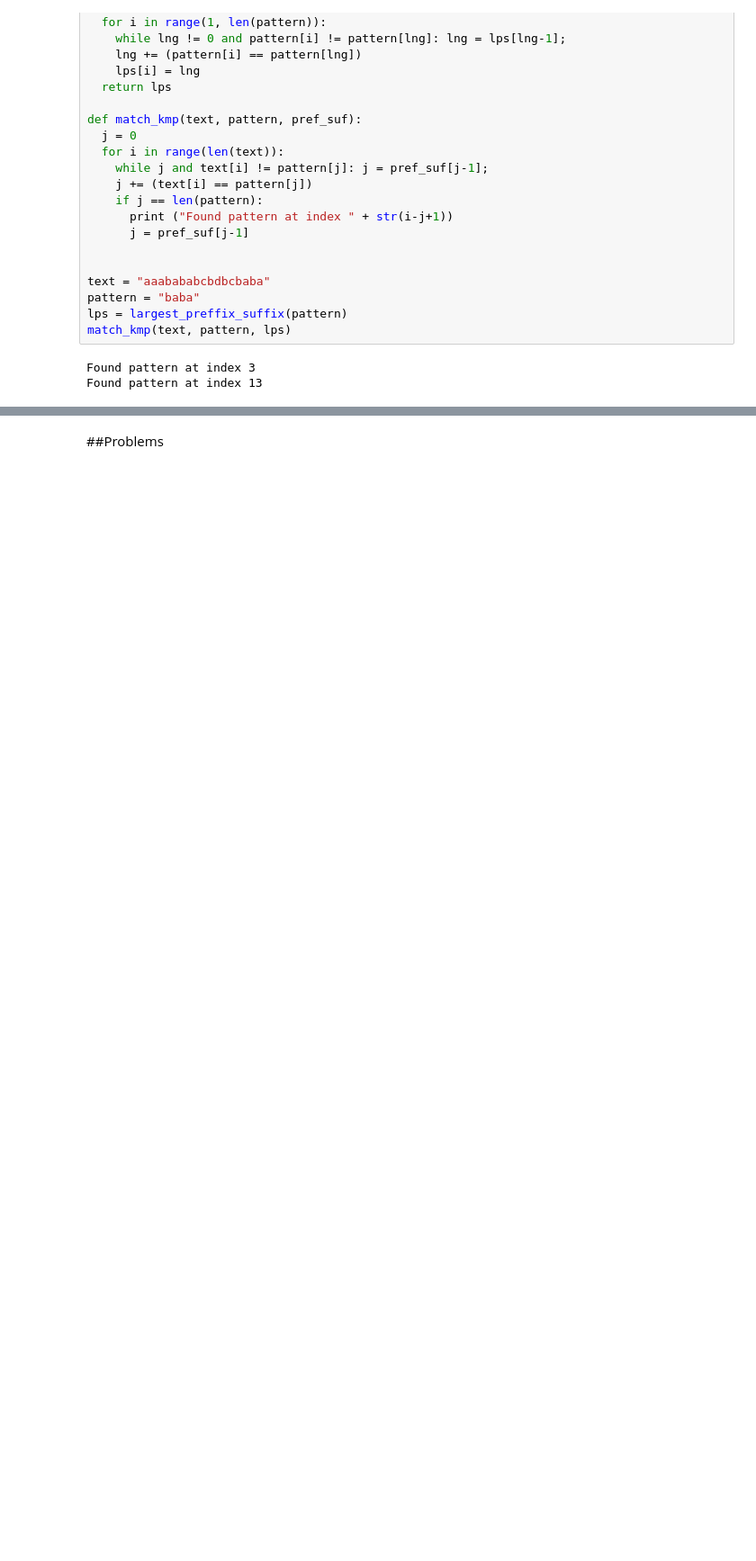
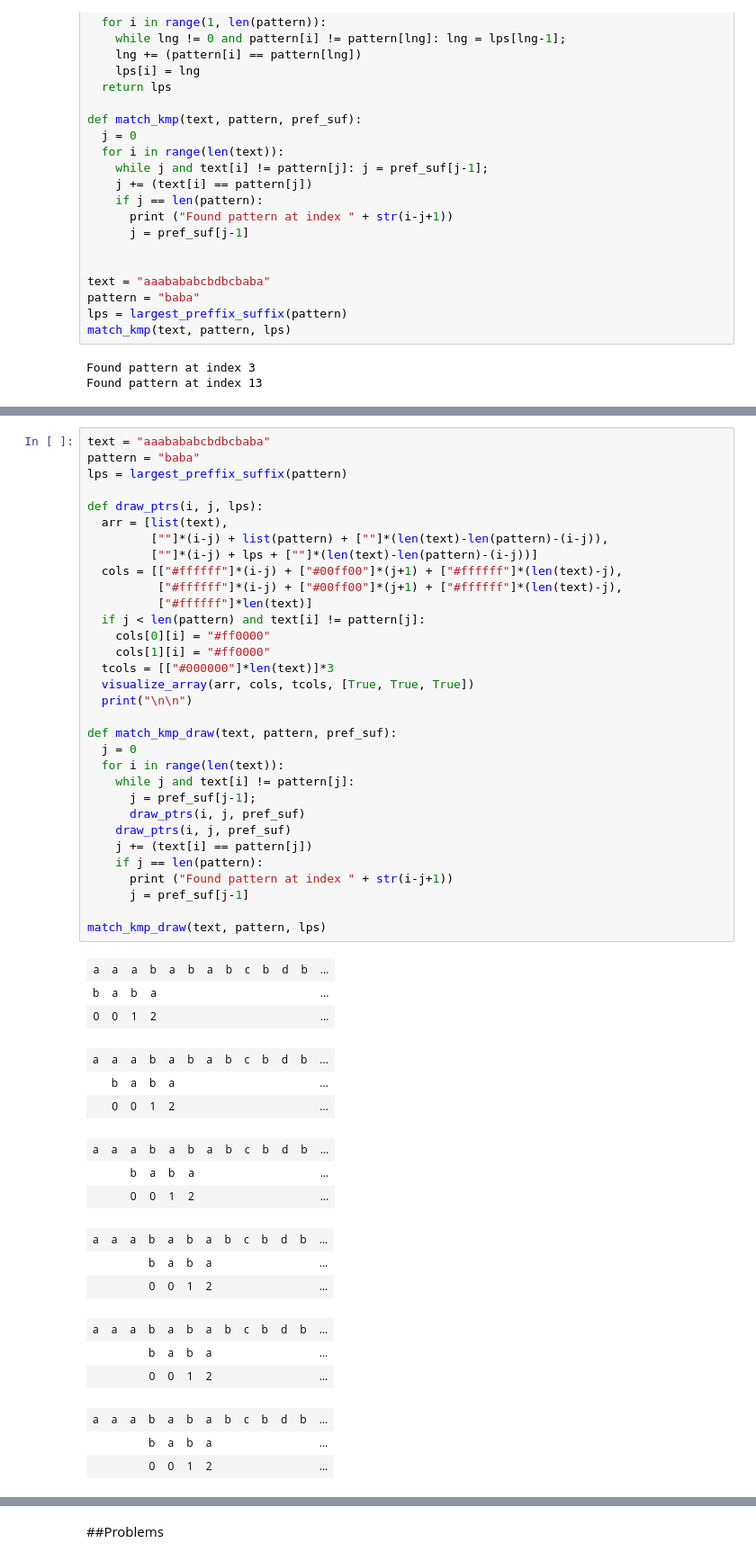
Before and after one commit to fbeilstein/algorithms, a Jupyter notebook: strings.ipynb, the cells around one changed output, grey strips where cells are left out. Shown at 90% size. Cells and saved outputs as stored; diff of their text form; blank space fills up the shorter version.

```diff
--- a/strings.ipynb
+++ b/strings.ipynb
@@ -264,0 +331,51 @@ Found pattern at index 13
+# %%
+text = "aaabababcbdbcbaba"
+pattern = "baba"
+lps = largest_preffix_suffix(pattern)
+
+def draw_ptrs(i, j, lps):
+  arr = [list(text),
+         [""]*(i-j) + list(pattern) + [""]*(len(text)-len(pattern)-(i-j)),
+         [""]*(i-j) + lps + [""]*(len(text)-len(pattern)-(i-j))]
+  cols = [["#ffffff"]*(i-j) + ["#00ff00"]*(j+1) + ["#ffffff"]*(len(text)-j),
+          ["#ffffff"]*(i-j) + ["#00ff00"]*(j+1) + ["#ffffff"]*(len(text)-j),
+          ["#ffffff"]*len(text)]
+  if j < len(pattern) and text[i] != pattern[j]:
+    cols[0][i] = "#ff0000"
+    cols[1][i] = "#ff0000"
+  tcols = [["#000000"]*len(text)]*3
+  visualize_array(arr, cols, tcols, [True, True, True])
+  print("\n\n")
+
+def match_kmp_draw(text, pattern, pref_suf):
+  j = 0
+  for i in range(len(text)):
+    while j and text[i] != pattern[j]:
+      j = pref_suf[j-1];
+      draw_ptrs(i, j, pref_suf)
+    draw_ptrs(i, j, pref_suf)
+    j += (text[i] == pattern[j])
+    if j == len(pattern):
+      print ("Found pattern at index " + str(i-j+1))
+      j = pref_suf[j-1]
+
+match_kmp_draw(text, pattern, lps)
+# %% [output]
+| a | a | a | b | a | b | a | b | c | b | d | b | ... |
+| b | a | b | a |  |  |  |  |  |  |  |  | ... |
+| 0 | 0 | 1 | 2 |  |  |  |  |  |  |  |  | ... |
+| a | a | a | b | a | b | a | b | c | b | d | b | ... |
+|  | b | a | b | a |  |  |  |  |  |  |  | ... |
+|  | 0 | 0 | 1 | 2 |  |  |  |  |  |  |  | ... |
+| a | a | a | b | a | b | a | b | c | b | d | b | ... |
+|  |  | b | a | b | a |  |  |  |  |  |  | ... |
+|  |  | 0 | 0 | 1 | 2 |  |  |  |  |  |  | ... |
+| a | a | a | b | a | b | a | b | c | b | d | b | ... |
+|  |  |  | b | a | b | a |  |  |  |  |  | ... |
+|  |  |  | 0 | 0 | 1 | 2 |  |  |  |  |  | ... |
+| a | a | a | b | a | b | a | b | c | b | d | b | ... |
+|  |  |  | b | a | b | a |  |  |  |  |  | ... |
+|  |  |  | 0 | 0 | 1 | 2 |  |  |  |  |  | ... |
+| a | a | a | b | a | b | a | b | c | b | d | b | ... |
+|  |  |  | b | a | b | a |  |  |  |  |  | ... |
+|  |  |  | 0 | 0 | 1 | 2 |  |  |  |  |  | ... |
```
Also changed, not shown: parts of 4 cells of this notebook.
